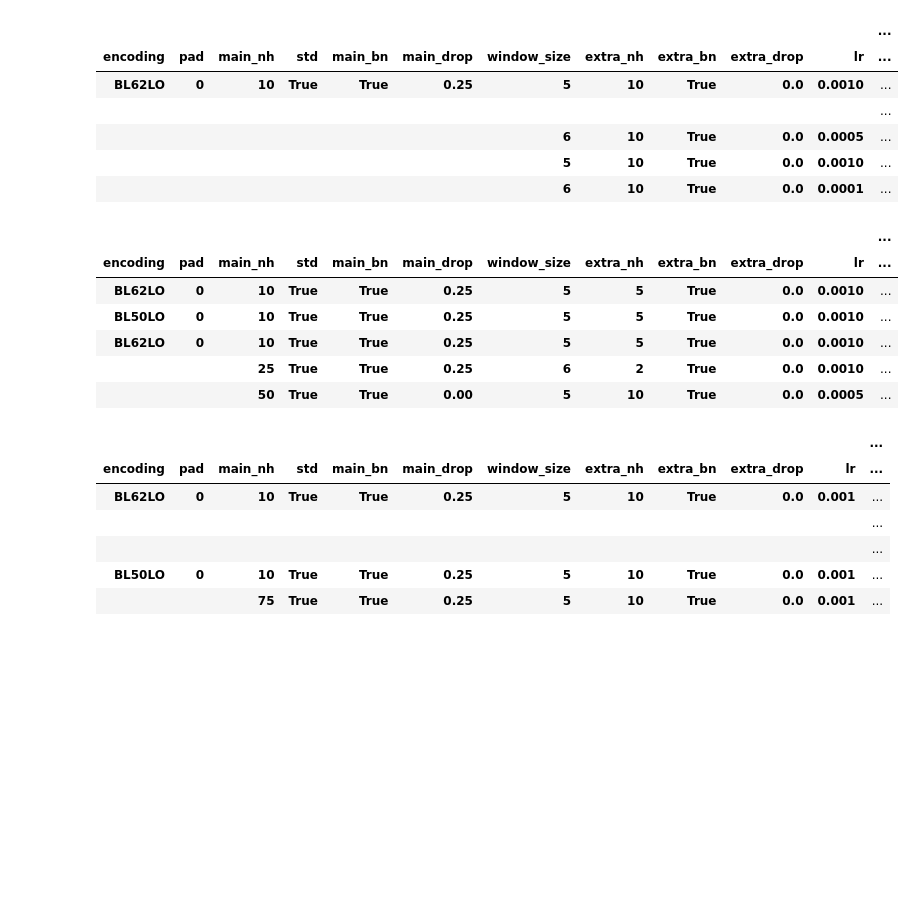
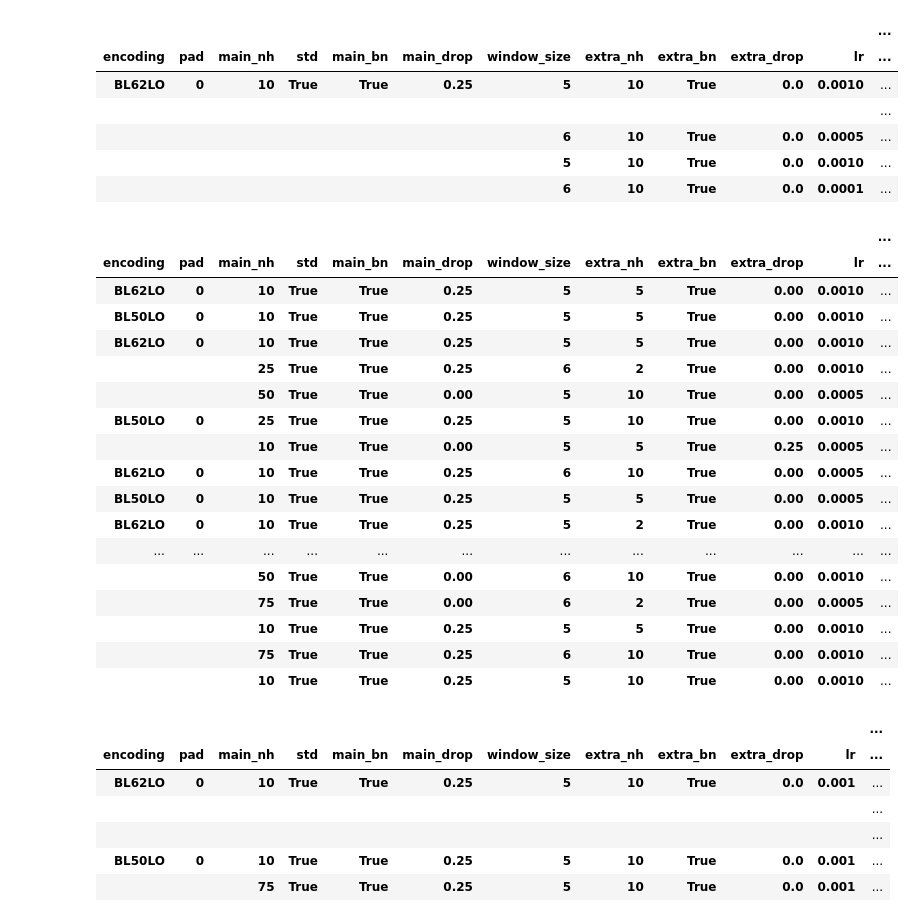
Before and after one commit to richieYT-wan/PyNNalign, a Jupyter notebook: notebooks/230530_ExtraFeatures.ipynb, the cells around one changed output. Saved outputs shown, nothing was run; the diff lists cells and outputs as text; code cells hidden in the pictures; blank space fills up the shorter version.

```diff
--- a/notebooks/230530_ExtraFeatures.ipynb
+++ b/notebooks/230530_ExtraFeatures.ipynb
@@ -394,7 +394,7 @@ Index(['total_valid_auc', 'total_valid_auc_01', 'total_valid_precision',
 | BL62LO | 0 | 75 | True | True | 0.25 | 5 | 2 | True | 0.25 | 0.0005 | ... |
 |  |  | 25 | True | True | 0.25 | 6 | 5 | True | 0.25 | 0.0005 | ... |
 # %%
-cs=list(filter(lambda x: 'auc' in x.lower() or 'AP' in x, total_results.columns))
+cs=list(filter(lambda x: 'auc' in x.lower() or 'precis' in x.lower() or 'AP' in x, total_results.columns))
 # %%
 total_results.sort_values('test_concat_auc', ascending=False).head()[cs]
 # %% [output]
@@ -406,15 +406,26 @@ total_results.sort_values('test_concat_auc', ascending=False).head()[cs]
 |  |  |  |  |  |  | 5 | 10 | True | 0.0 | 0.0010 | ... |
 |  |  |  |  |  |  | 6 | 10 | True | 0.0 | 0.0001 | ... |
 # %%
-total_results.sort_values('test_mean_auc', ascending=False).head()[cs]
+total_results.sort_values('test_mean_auc', ascending=False).head(25)[cs]
 # %% [output]
 |  |  |  |  |  |  |  |  |  |  |  | ... |
 | encoding | pad | main_nh | std | main_bn | main_drop | window_size | extra_nh | extra_bn | extra_drop | lr | ... |
-| BL62LO | 0 | 10 | True | True | 0.25 | 5 | 5 | True | 0.0 | 0.0010 | ... |
-| BL50LO | 0 | 10 | True | True | 0.25 | 5 | 5 | True | 0.0 | 0.0010 | ... |
-| BL62LO | 0 | 10 | True | True | 0.25 | 5 | 5 | True | 0.0 | 0.0010 | ... |
-|  |  | 25 | True | True | 0.25 | 6 | 2 | True | 0.0 | 0.0010 | ... |
-|  |  | 50 | True | True | 0.00 | 5 | 10 | True | 0.0 | 0.0005 | ... |
+| BL62LO | 0 | 10 | True | True | 0.25 | 5 | 5 | True | 0.00 | 0.0010 | ... |
+| BL50LO | 0 | 10 | True | True | 0.25 | 5 | 5 | True | 0.00 | 0.0010 | ... |
+| BL62LO | 0 | 10 | True | True | 0.25 | 5 | 5 | True | 0.00 | 0.0010 | ... |
+|  |  | 25 | True | True | 0.25 | 6 | 2 | True | 0.00 | 0.0010 | ... |
+|  |  | 50 | True | True | 0.00 | 5 | 10 | True | 0.00 | 0.0005 | ... |
+| BL50LO | 0 | 25 | True | True | 0.25 | 5 | 10 | True | 0.00 | 0.0010 | ... |
+|  |  | 10 | True | True | 0.00 | 5 | 5 | True | 0.25 | 0.0005 | ... |
+| BL62LO | 0 | 10 | True | True | 0.25 | 6 | 10 | True | 0.00 | 0.0005 | ... |
+| BL50LO | 0 | 10 | True | True | 0.25 | 5 | 5 | True | 0.00 | 0.0005 | ... |
+| BL62LO | 0 | 10 | True | True | 0.25 | 5 | 2 | True | 0.00 | 0.0010 | ... |
+| ... | ... | ... | ... | ... | ... | ... | ... | ... | ... | ... | ... |
+|  |  | 50 | True | True | 0.00 | 6 | 10 | True | 0.00 | 0.0010 | ... |
+|  |  | 75 | True | True | 0.00 | 6 | 2 | True | 0.00 | 0.0005 | ... |
+|  |  | 10 | True | True | 0.25 | 5 | 5 | True | 0.00 | 0.0010 | ... |
+|  |  | 75 | True | True | 0.25 | 6 | 10 | True | 0.00 | 0.0010 | ... |
+|  |  | 10 | True | True | 0.25 | 5 | 10 | True | 0.00 | 0.0010 | ... |
 # %%
 total_results.sort_values('total_valid_auc', ascending=False).head()[cs]
 # %% [output]
```
